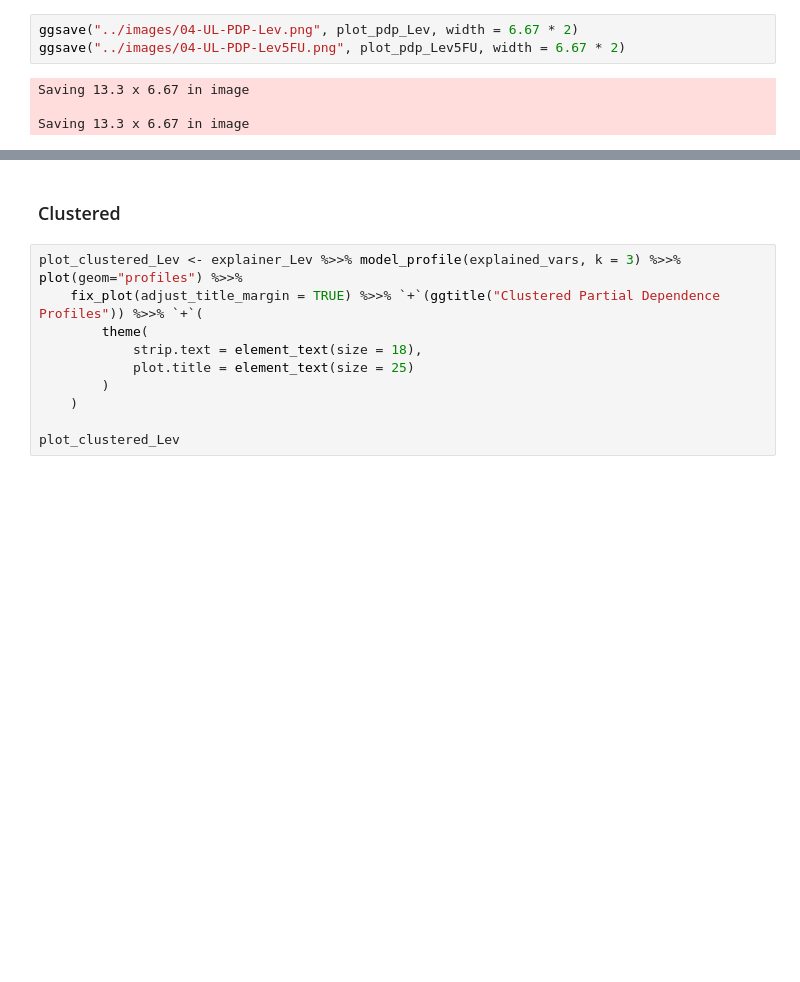
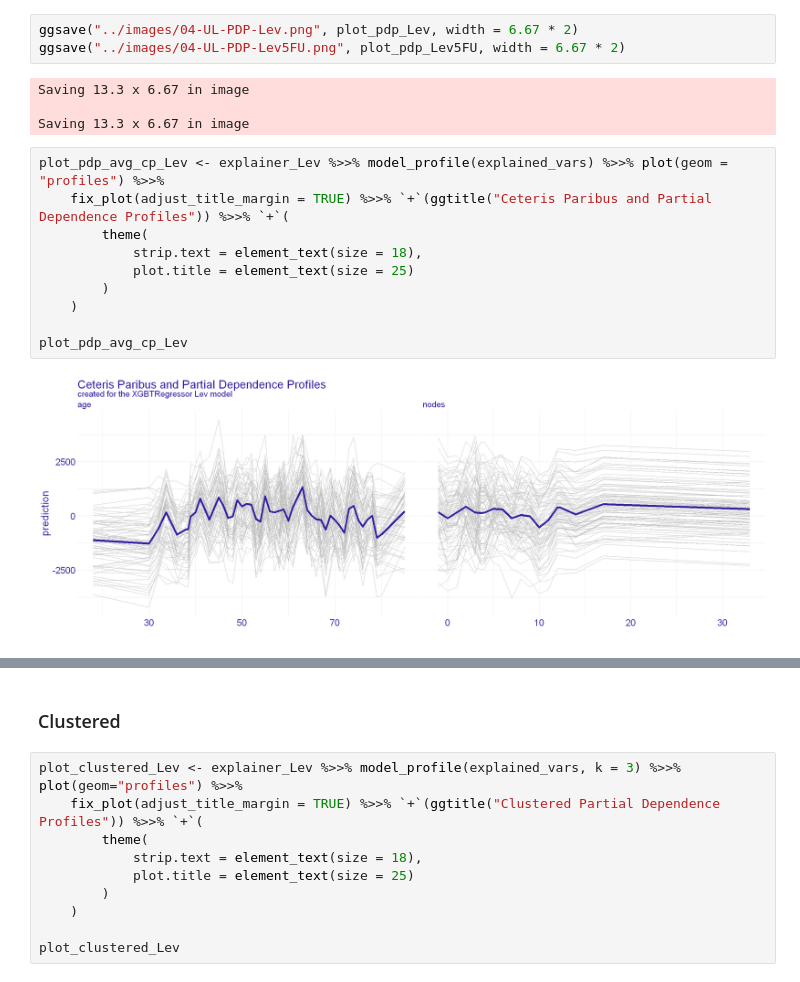
Before and after one commit to aleksandramiesiac/UpliftModelling_Iml_team4, a Jupyter notebook: explainations/PDP_R.ipynb, the cells around one changed output, grey strips where cells are left out. Saved outputs shown, nothing was run; the diff lists cells and outputs as text; blank space fills up the shorter version.

Commit message:
PDP images with CP profiles.

```diff
--- a/explainations/PDP_R.ipynb
+++ b/explainations/PDP_R.ipynb
@@ -148,3 +148,15 @@ ggsave("../images/04-UL-PDP-Lev5FU.png", plot_pdp_Lev5FU, width = 6.67 * 2)
 Saving 13.3 x 6.67 in image
 
 Saving 13.3 x 6.67 in image
+# %%
+plot_pdp_avg_cp_Lev <- explainer_Lev %>>% model_profile(explained_vars) %>>% plot(geom = "profiles") %>>%
+    fix_plot(adjust_title_margin = TRUE) %>>% `+`(ggtitle("Ceteris Paribus and Partial Dependence Profiles")) %>>% `+`(
+        theme(
+            strip.text = element_text(size = 18),
+            plot.title = element_text(size = 25)
+        )
+    )
+
+plot_pdp_avg_cp_Lev
+# %% [output]
+[figure, added]
```
Also changed, not shown: parts of 12 cells of this notebook, 2 other files.
